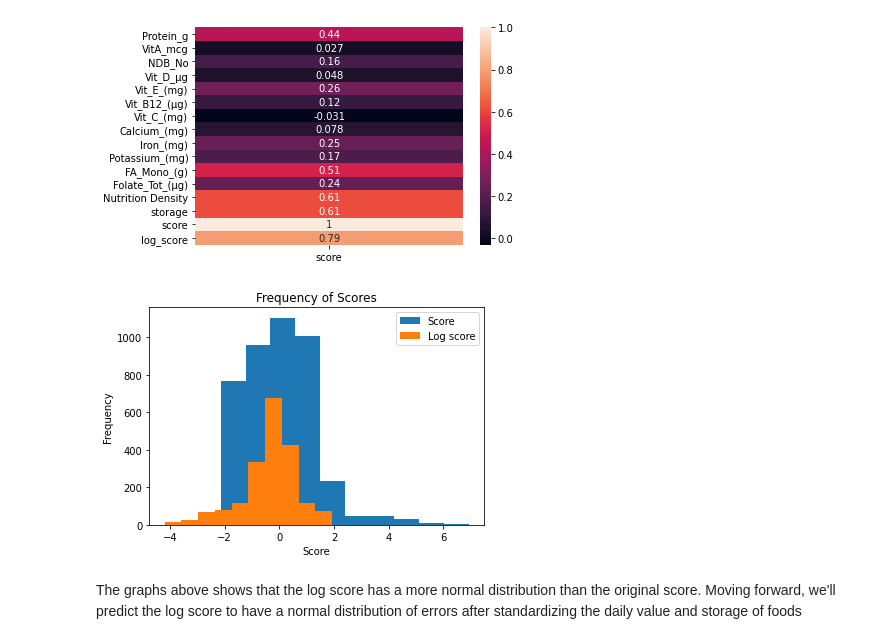
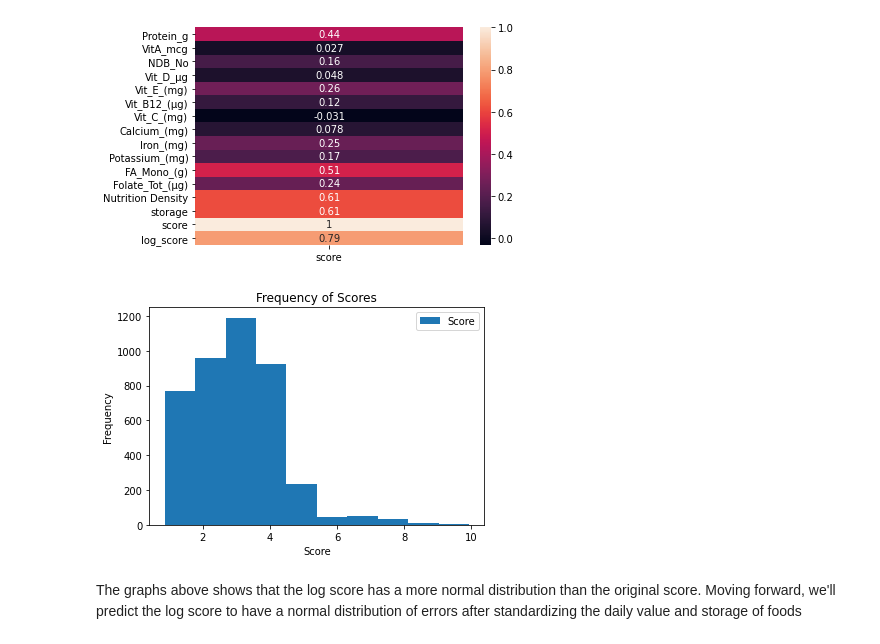
Before and after one commit to anthonyreid518/Food-Donation-Score, a Jupyter notebook: Data and Code/food_donation.ipynb, the cells around one changed output. Drawn from its saved outputs; the diff is of its cells as text; code cells hidden in the pictures.

```diff
--- a/food_donation.ipynb
+++ b/Data and Code/food_donation.ipynb
@@ -148,11 +148,9 @@ final_df2.loc[final_df2['FoodGroup'] == 'Legumes and Legume Products', 'storage'
 ### Determind the score of the foods by standardizing
 # %%
 #standardize the daily values and storage, then add them to determind score
-final_df2['score'] = (final_df2['Nutrition Density'] -  final_df2['Nutrition Density'].mean())/ final_df2['Nutrition Density'].std() + \
+scores = (final_df2['Nutrition Density'] -  final_df2['Nutrition Density'].mean())/ final_df2['Nutrition Density'].std() + \
                       (final_df2['storage'] - final_df2['storage'].mean())/final_df2['storage'].std()
-
-#take the log of the score to create a normal distribution of scores
-final_df2['log_score'] = np.log(final_df2['score'])
+final_df2['Donation Score'] = round(scores + 3,2)
 
 #inspect df
 final_df2.head(2)
@@ -160,3 +158,20 @@ final_df2.head(2)
 |  | FoodGroup | Protein_g | VitA_mcg | NDB_No | Shrt_Desc | Vit_D_µg | Vit_E_(mg) | Vit_B12_(µg) | Vit_C_(mg) | ... |
 | 0 | Dairy and Egg Products | 0.85 | 684.0 | 1001 | BUTTER,WITH SALT | 0.0 | 2.32 | 0.17 | 0.0 | ... |
 | 1 | Dairy and Egg Products | 0.85 | 684.0 | 1002 | BUTTER,WHIPPED,W/ SALT | 0.0 | 1.37 | 0.07 | 0.0 | ... |
+# %%
+food_array=[]
+for item in final_df2['Shrt_Desc']:
+    item_list = item.split(",")
+    food_array.append(item_list)
+
+new_word =''
+new_list = []
+for lst in food_array:
+    for word in lst:
+        new_word += word + ' '
+        #print(new_word)
+    new_list.append(new_word[:-1])
+    new_word = ''
+# %%
+final_df2['Food Names'] = new_list
+final_df2.head()
@@ -173,15 +195,15 @@ sns.heatmap(final_df2.corr()[['score']],annot = True)
 <AxesSubplot:>
 [figure]
 # %%
-plt.hist(final_df2['score'], label = 'Score')
-plt.hist(final_df2['log_score'], label = 'Log score');
+plt.hist(final_df2['Donation Score'], label = 'Score')
+#plt.hist(final_df2['log_score'], label = 'Log score');
 #plt.hist(final_df2['sum_score'], label = 'sum score');
 plt.xlabel('Score');
 plt.ylabel('Frequency');
 plt.legend()
 plt.title('Frequency of Scores');
 # %% [output]
-[figure, old version]
+[figure, new version]
 # %% [markdown]
 The graphs above shows that the log score has a more normal distribution than the original score. Moving forward, we'll predict the log score to have a normal distribution of errors after standardizing the daily value and storage of foods
 # %%
```
Also changed, not shown: parts of 11 cells of this notebook, 6 other files.
